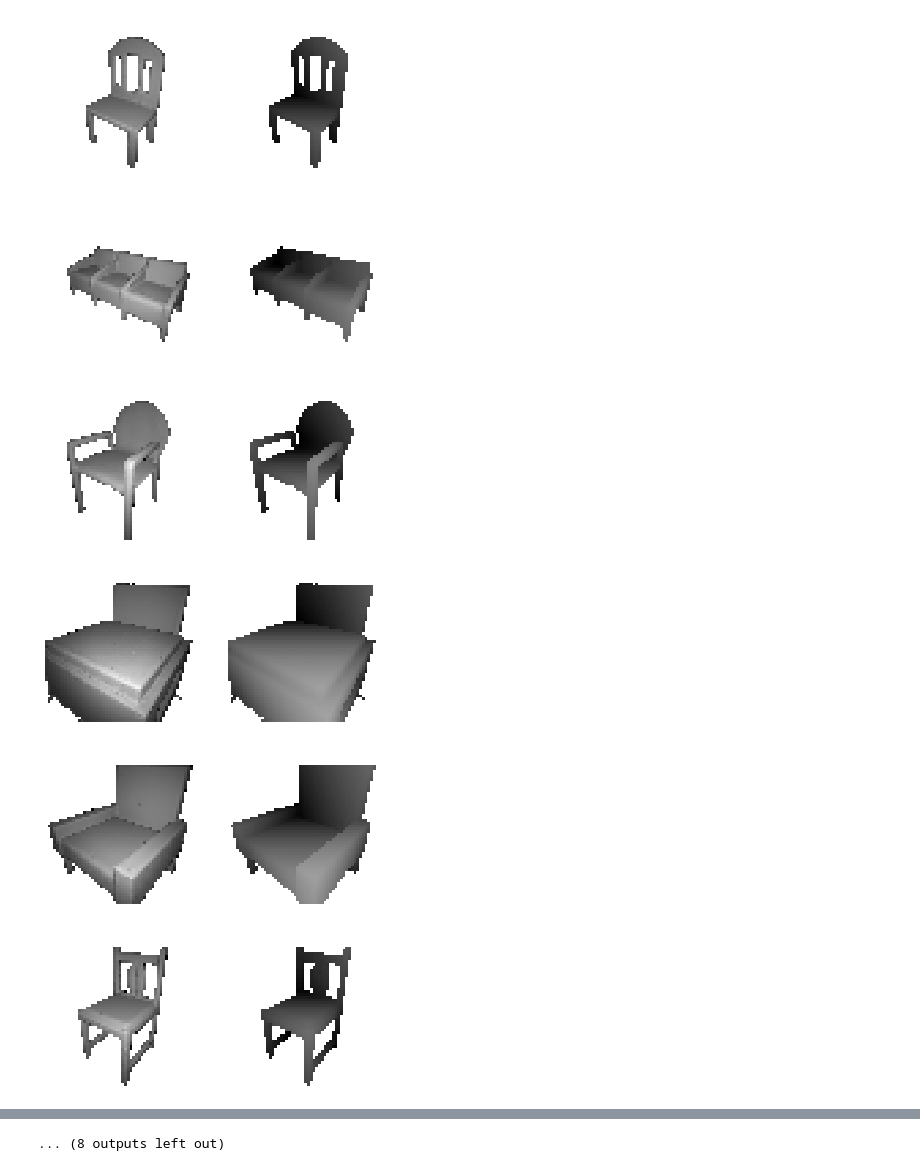
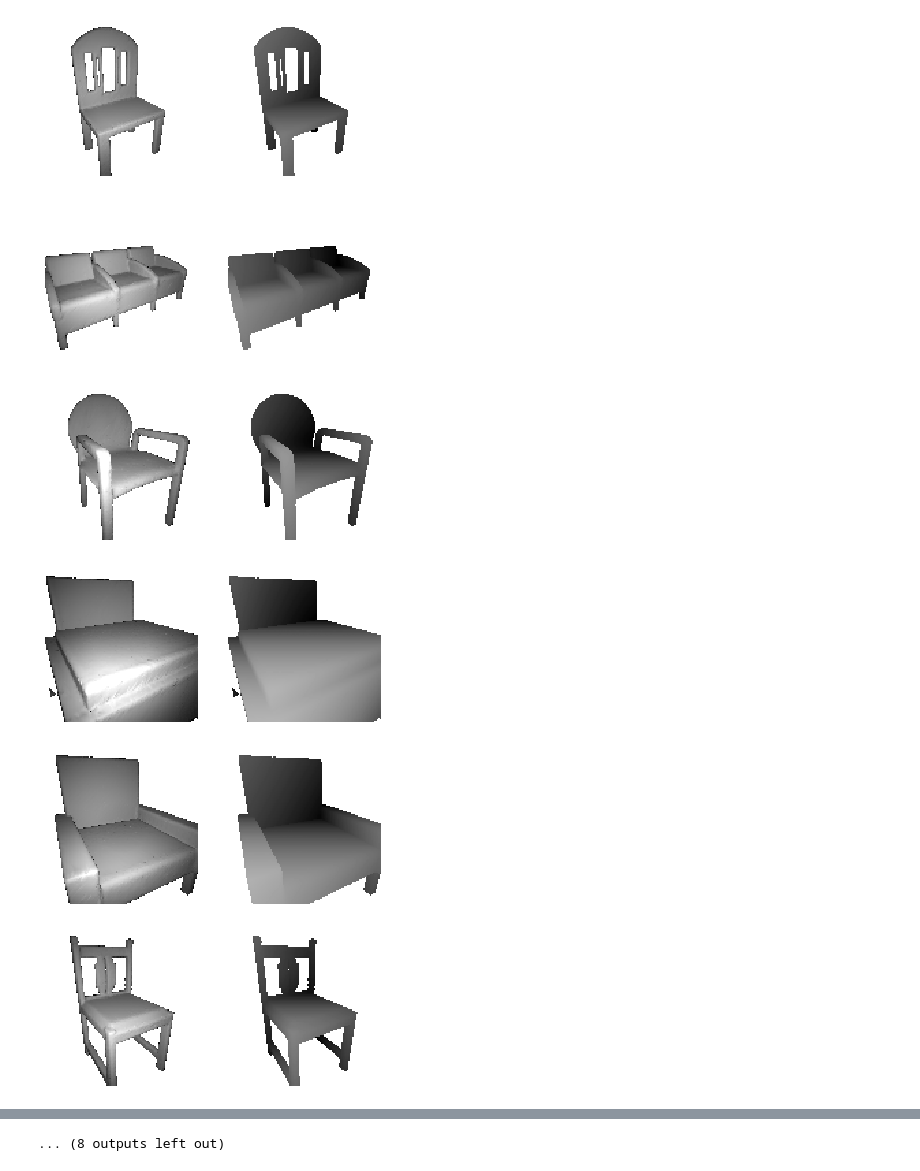
Before and after one commit to maxjiang93/ShapeFlow, a Jupyter notebook: render_example.ipynb, the cells around one changed output, grey strips where cells are left out. Cells and saved outputs as stored; diff of their text form; code cells hidden in the pictures.

```diff
--- a/render_example.ipynb
+++ b/render_example.ipynb
@@ -4,9 +4,13 @@ from utils import render
 import glob
 
 meshnames = sorted(glob.glob('data/shapenet_simplified/val/03001627/*/*.ply'))
+eye_1 = [.8, .4, .5]
+eye_2 = [.3, .4, .9]
+center = [0, 0, 0]
+up = [0, 1, 0]
 
 for idx in range(20):
-    color, depth = render.render_mesh(meshnames[idx], dist=1.2, res=(112, 112), color=[1.,1.,1.], intensity=6)
+    color, depth, _, _ = render.render_trimesh(trimesh.load(meshnames[idx]), eye_1, center, up, res=(112, 112), light_intensity=6)
     # Show the images
     import matplotlib.pyplot as plt
     %matplotlib inline
@@ -23,6 +27,6 @@ for idx in range(20):
-[figure, old version]
+[figure, new version]
-[figure, old version]
+[figure, new version]
-[figure, old version]
+[figure, new version]
-[figure, old version]
+[figure, new version]
-[figure, old version]
+[figure, new version]
-[figure, old version]
+[figure, new version]
```
Also changed, not shown: parts of 5 cells of this notebook, 11 other files.
